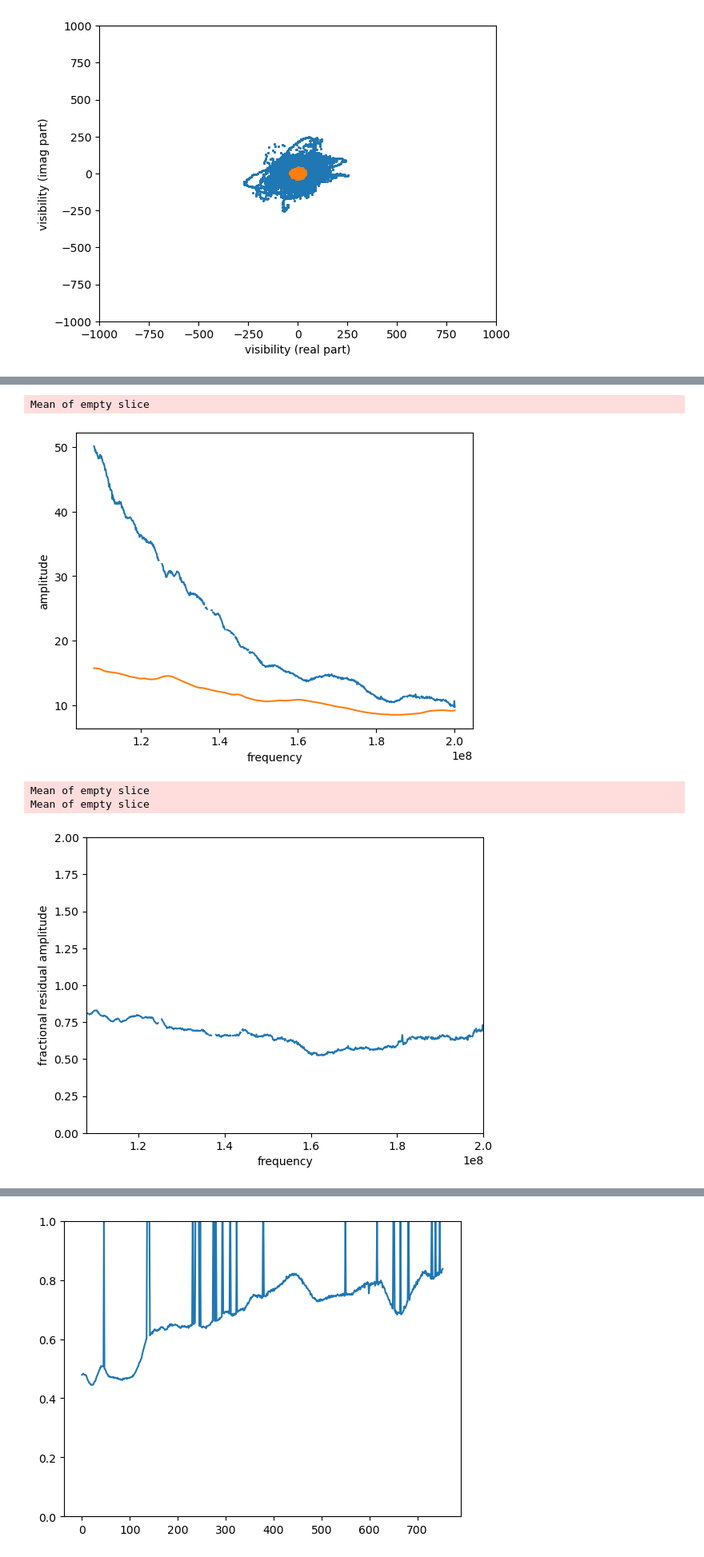
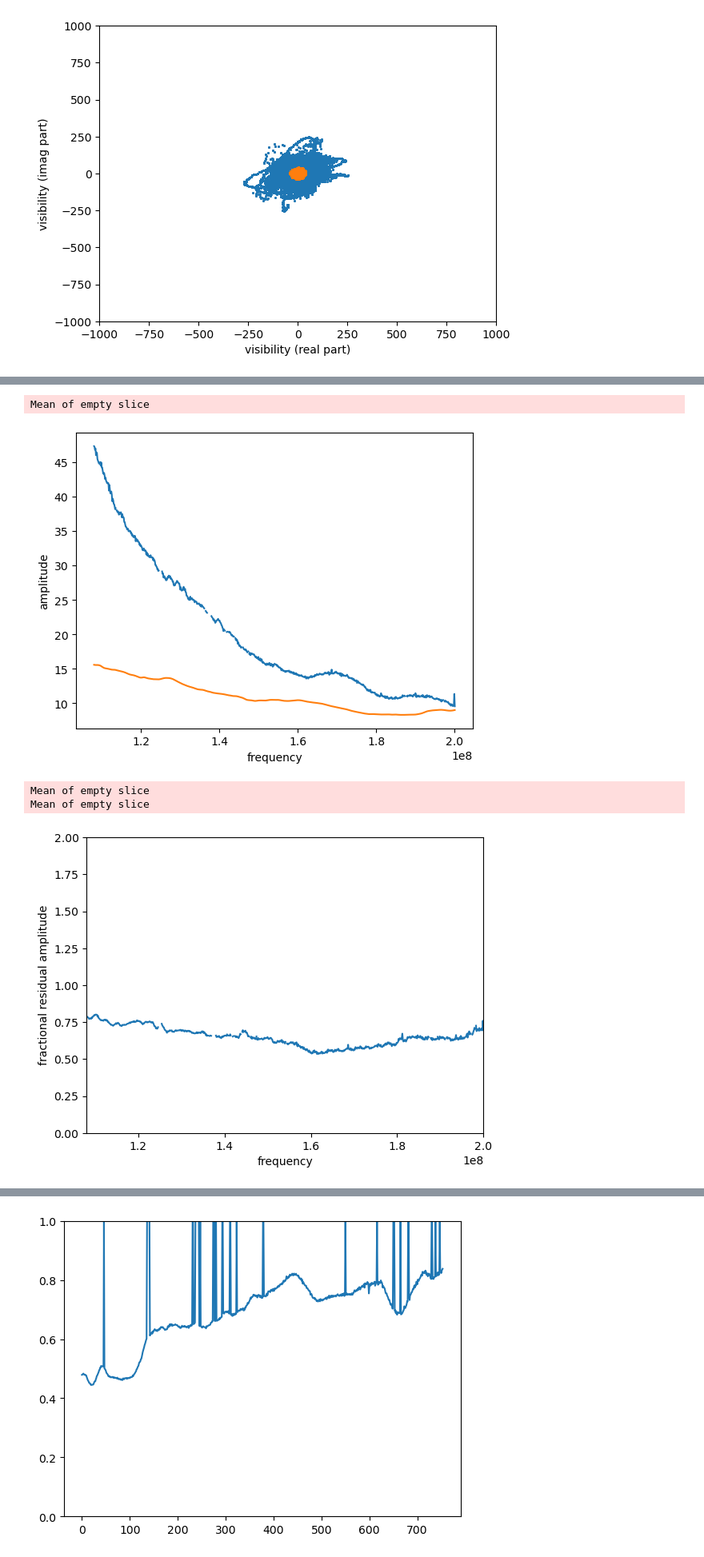
Before and after one commit to rlbyrne/rlb_hera, a Jupyter notebook: debug_model/test_simulation.ipynb, the cells around one changed output, grey strips where cells are left out. Shown at 80% size. Cells and saved outputs as stored; diff of their text form; code cells hidden in the pictures.

```diff
--- a/debug_model/test_simulation.ipynb
+++ b/debug_model/test_simulation.ipynb
@@ -110,6 +112,10 @@ plt.ylim([-1000, 1000])
 plt.show()
 # %% [output]
 [figure]
+# %%
+model.uvw_array = data.uvw_array
+data.compress_by_redundancy(use_grid_alg=True)
+model.compress_by_redundancy(use_grid_alg=True)
 # %%
 print(np.nanmean(np.abs(data.data_array)))
 print(np.nanmean(np.abs(data.data_array - model.data_array)))
@@ -136,22 +150,22 @@ plt.ylabel("amplitude")
 plt.show()
 # %% [output]
 Mean of empty slice
-[figure, old version]
+[figure, new version]
 # %%
 plt.plot(
     data.freq_array,
     np.nanmean(np.abs(data.data_array - model.data_array), axis=(0, 2))
     / np.nanmean(np.abs(data.data_array), axis=(0, 2)),
 )
 plt.xlabel("frequency")
 plt.ylabel("fractional residual amplitude")
 plt.ylim([0,2])
-plt.xlim([108e6, 200e6])
+#plt.xlim([108e6, 200e6])
 plt.show()
 # %% [output]
 Mean of empty slice
 Mean of empty slice
-[figure, old version]
+[figure, new version]
 # %%
 plot_delay_spectra.plot_visibilities(data, vmin=1e12, vmax=1e18)
 # %% [output]
```
Also changed, not shown: parts of 8 cells of this notebook, 2 other files.
